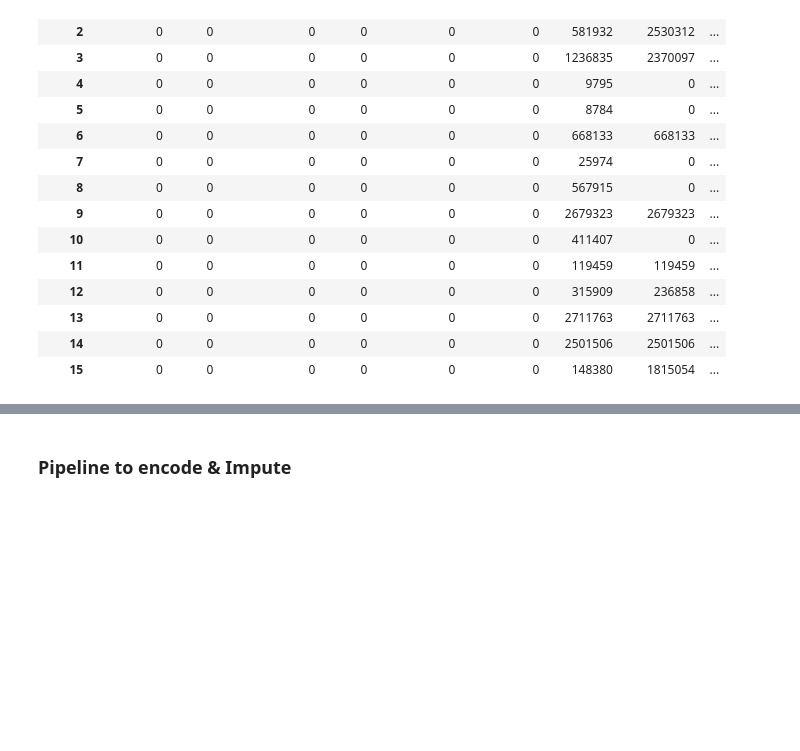
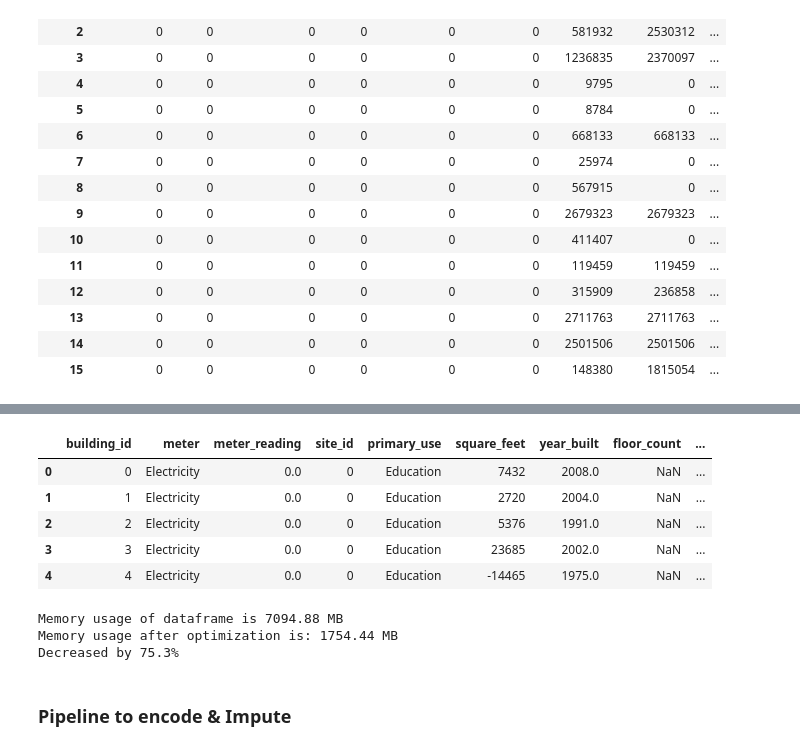
Before and after one commit to Luke-Gray/ASHRAE, a Jupyter notebook: Imputation & Encoding Pipeline.ipynb, the cells around one changed output, grey strips where cells are left out. Cells and saved outputs as stored; diff of their text form; code cells hidden in the pictures; blank space fills up the shorter version.

```diff
--- a/Imputation & Encoding Pipeline.ipynb
+++ b/Imputation & Encoding Pipeline.ipynb
@@ -53,2 +69,59 @@ train.groupby('site_id').apply(lambda group: group.isna().sum())
+# %%
+train['random'] = np.random.randint(low=0, high=10000, size=len(train))
+# %%
+train.loc[train['heat_index']==-np.inf, 'heat_index'] = -999
+train.loc[train['feels']== -np.inf, 'feels'] = -999
+# %%
+train.head()
+# %% [output]
+|  | building_id | meter | meter_reading | site_id | primary_use | square_feet | year_built | floor_count | ... |
+| 0 | 0 | Electricity | 0.0 | 0 | Education | 7432 | 2008.0 | NaN | ... |
+| 1 | 1 | Electricity | 0.0 | 0 | Education | 2720 | 2004.0 | NaN | ... |
+| 2 | 2 | Electricity | 0.0 | 0 | Education | 5376 | 1991.0 | NaN | ... |
+| 3 | 3 | Electricity | 0.0 | 0 | Education | 23685 | 2002.0 | NaN | ... |
+| 4 | 4 | Electricity | 0.0 | 0 | Education | -14465 | 1975.0 | NaN | ... |
+# %%
+def reduce_mem_usage(df):
+    """ iterate through all the columns of a dataframe and modify the data type
+        to reduce memory usage.
+    """
+    start_mem = df.memory_usage().sum() / 1024**2
+    print('Memory usage of dataframe is {:.2f} MB'.format(start_mem))
+
+    for col in df.columns:
+        col_type = df[col].dtype
+
+        if col_type != object and col_type.name != 'category' and 'datetime' not in col_type.name:
+            c_min = df[col].min()
+            c_max = df[col].max()
+            if str(col_type)[:3] == 'int':
+                if c_min > np.iinfo(np.int8).min and c_max < np.iinfo(np.int8).max:
+                    df[col] = df[col].astype(np.int8)
+                elif c_min > np.iinfo(np.int16).min and c_max < np.iinfo(np.int16).max:
+                    df[col] = df[col].astype(np.int16)
+                elif c_min > np.iinfo(np.int32).min and c_max < np.iinfo(np.int32).max:
+                    df[col] = df[col].astype(np.int32)
+                elif c_min > np.iinfo(np.int64).min and c_max < np.iinfo(np.int64).max:
+                    df[col] = df[col].astype(np.int64)
+            else:
+                if c_min > np.finfo(np.float16).min and c_max < np.finfo(np.float16).max:
+                    df[col] = df[col].astype(np.float16)
+                elif c_min > np.finfo(np.float32).min and c_max < np.finfo(np.float32).max:
+                    df[col] = df[col].astype(np.float32)
+                else:
+                    df[col] = df[col].astype(np.float64)
+        elif 'datetime' not in col_type.name:
+            df[col] = df[col].astype('category')
+
+    end_mem = df.memory_usage().sum() / 1024**2
+    print('Memory usage after optimization is: {:.2f} MB'.format(end_mem))
+    print('Decreased by {:.1f}%'.format(100 * (start_mem - end_mem) / start_mem))
+
+    return df
+train = reduce_mem_usage(train)
+# %% [output]
+Memory usage of dataframe is 7094.88 MB
+Memory usage after optimization is: 1754.44 MB
+Decreased by 75.3%
 # %% [markdown]
 ### Pipeline to encode & Impute
```
Also changed, not shown: parts of 21 cells of this notebook.
